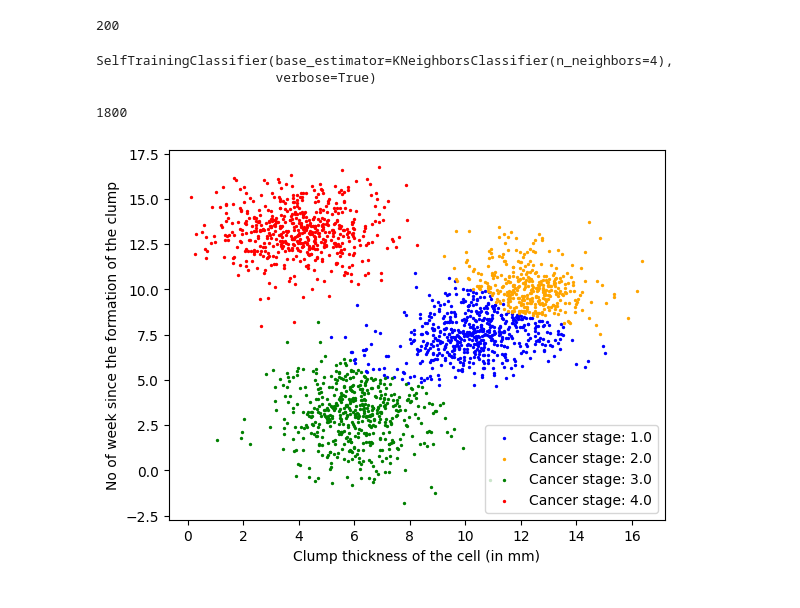
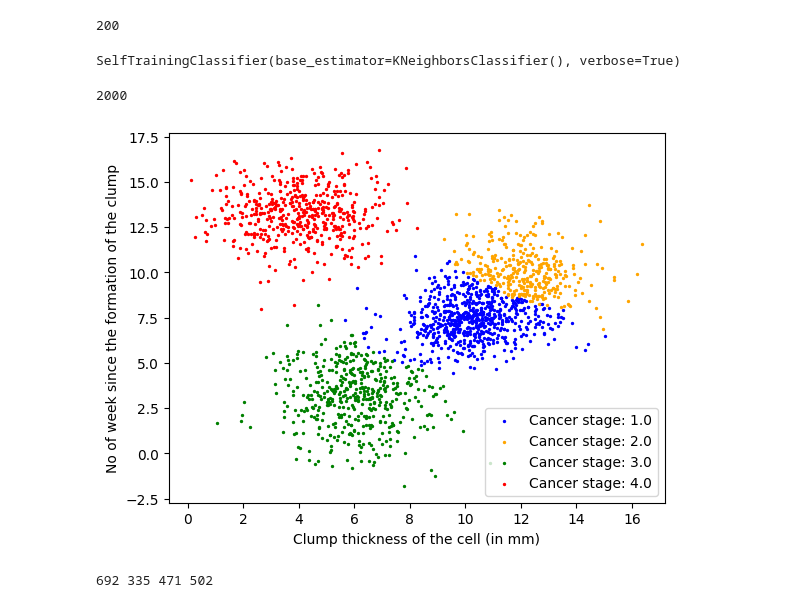
Before and after one commit to alliajagbe/semisupervised, a Jupyter notebook: ssl.ipynb, the cells around one changed output. Cells and saved outputs as stored; diff of their text form; code cells hidden in the pictures.

```diff
--- a/ssl.ipynb
+++ b/ssl.ipynb
@@ -61,14 +61,13 @@ len(labelled_classes)
 # training a model with the labelled data using self training
 X = labelled_classes[['Clump thickness', 'No of week']]
 y = labelled_classes['Cancer stage']
-model = SelfTrainingClassifier(KNeighborsClassifier(n_neighbors=4), verbose=True)
+model = SelfTrainingClassifier(KNeighborsClassifier(n_neighbors=3), verbose=True)
 model.fit(X, y)
 # %% [output]
-SelfTrainingClassifier(base_estimator=KNeighborsClassifier(n_neighbors=4),
-                       verbose=True)
+SelfTrainingClassifier(base_estimator=KNeighborsClassifier(), verbose=True)
 # %%
 # predicting the labels of the unlabelled data
-unlabelled_data = df[~df.index.isin(labelled_classes.index)]
+unlabelled_data = df.copy()
 unlabelled_data = unlabelled_data[['Clump thickness_new', 'No of week_new']]
 unlabelled_data = unlabelled_data.rename(columns={'Clump thickness_new': 'Clump thickness', 'No of week_new': 'No of week'})
 predicted_labels = model.predict(unlabelled_data)
@@ -77,25 +76,29 @@ predicted_labels = model.predict(unlabelled_data)
 unlabelled_data['Cancer stage'] = predicted_labels
 len(unlabelled_data)
 # %% [output]
-1800
+2000
 # %%
 # plotting the labelled and unlabelled data
 
-new_labelled_classes = pd.concat([labelled_classes, unlabelled_data], ignore_index=True)
+new_labelled_classes = unlabelled_data.copy()
 
 class1 = new_labelled_classes[new_labelled_classes['Cancer stage'] == 1.0]
 class2 = new_labelled_classes[new_labelled_classes['Cancer stage'] == 2.0]
 class3 = new_labelled_classes[new_labelled_classes['Cancer stage'] == 3.0]
 class4 = new_labelled_classes[new_labelled_classes['Cancer stage'] == 4.0]
 
 plt.scatter(class1['Clump thickness'], class1['No of week'], color='blue',s=2, label='Cancer stage: 1.0')
 plt.scatter(class2['Clump thickness'], class2['No of week'], color='orange',s=2, label='Cancer stage: 2.0')
 plt.scatter(class3['Clump thickness'], class3['No of week'], color='green',s=2, label='Cancer stage: 3.0')
 plt.scatter(class4['Clump thickness'], class4['No of week'], color='red',s=2, label='Cancer stage: 4.0')
 
 plt.xlabel('Clump thickness of the cell (in mm)')
 plt.ylabel('No of week since the formation of the clump')
 plt.legend()
 plt.show()
 # %% [output]
-[figure, old version]
+[figure, new version]
+# %%
+print(len(class1), len(class2), len(class3), len(class4))
+# %% [output]
+692 335 471 502
```
Also changed, not shown: parts of 2 cells of this notebook.
